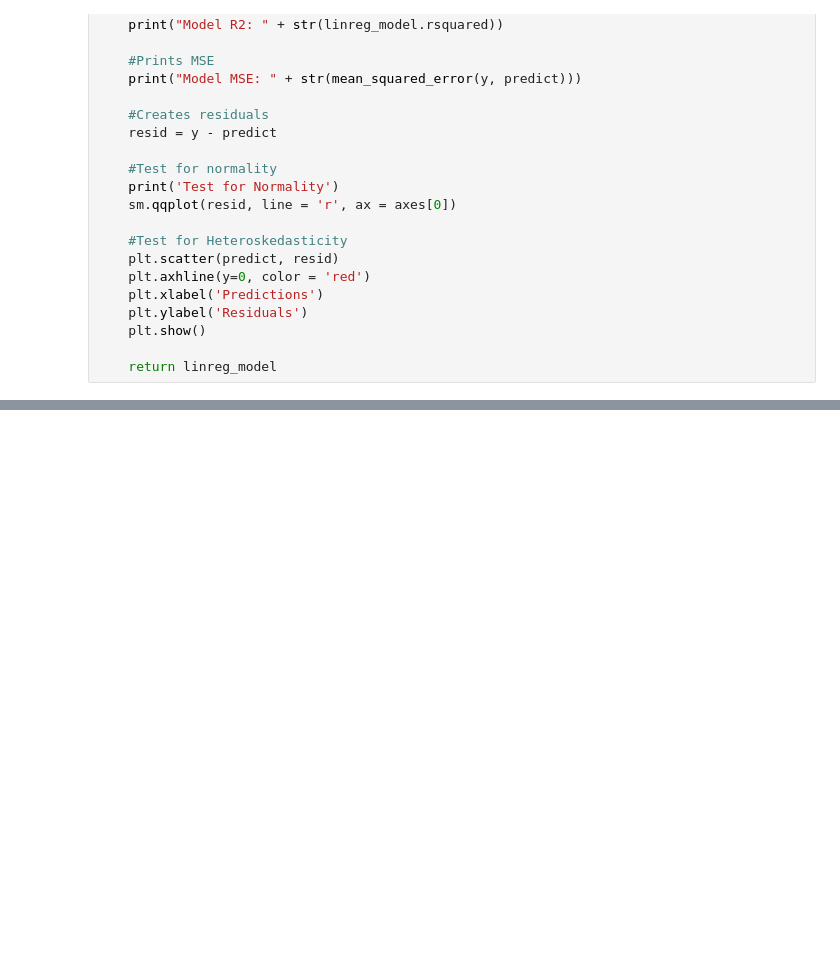
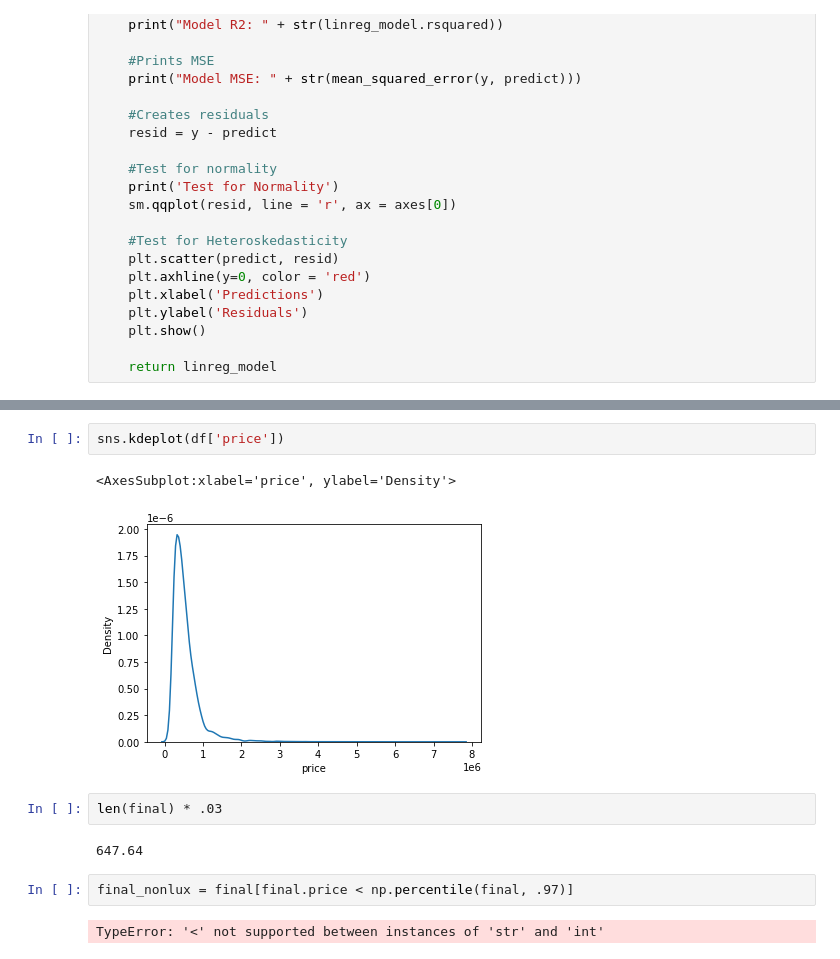
Before and after one commit to Sombrero7/project2, a Jupyter notebook: Kelsey_Workbook.ipynb, the cells around one changed output, grey strips where cells are left out. Saved outputs shown, nothing was run; the diff lists cells and outputs as text; blank space fills up the shorter version.

```diff
--- a/Kelsey_Workbook.ipynb
+++ b/Kelsey_Workbook.ipynb
@@ -209,0 +301,13 @@ def model_maker(X, y):
+# %%
+sns.kdeplot(df['price'])
+# %% [output]
+<AxesSubplot:xlabel='price', ylabel='Density'>
+[figure, added]
+# %%
+len(final) * .03
+# %% [output]
+647.64
+# %%
+final_nonlux = final[final.price < np.percentile(final, .97)]
+# %% [output]
+TypeError: '<' not supported between instances of 'str' and 'int'
```
Also changed, not shown: parts of 11 cells of this notebook.
